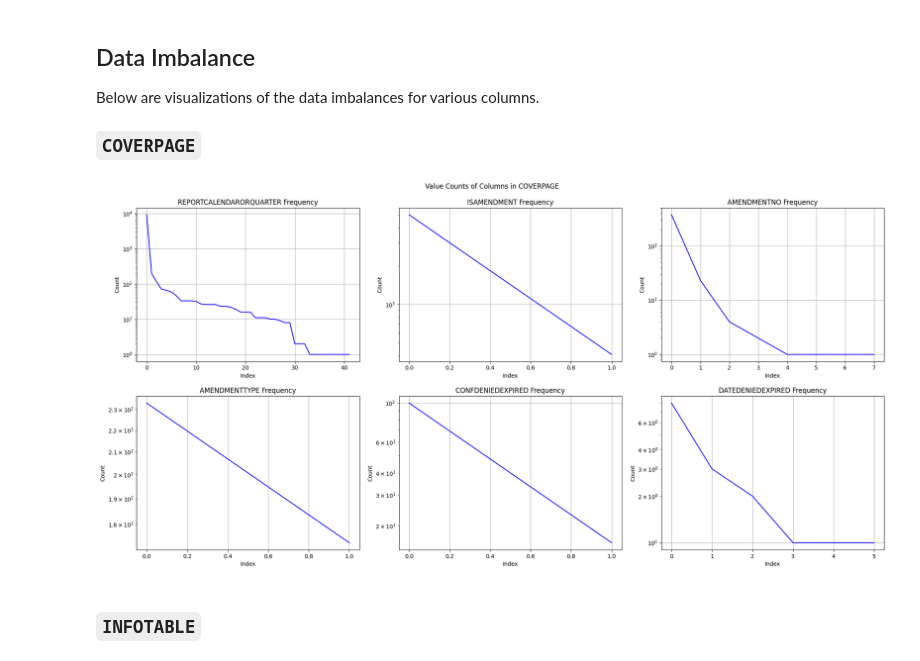
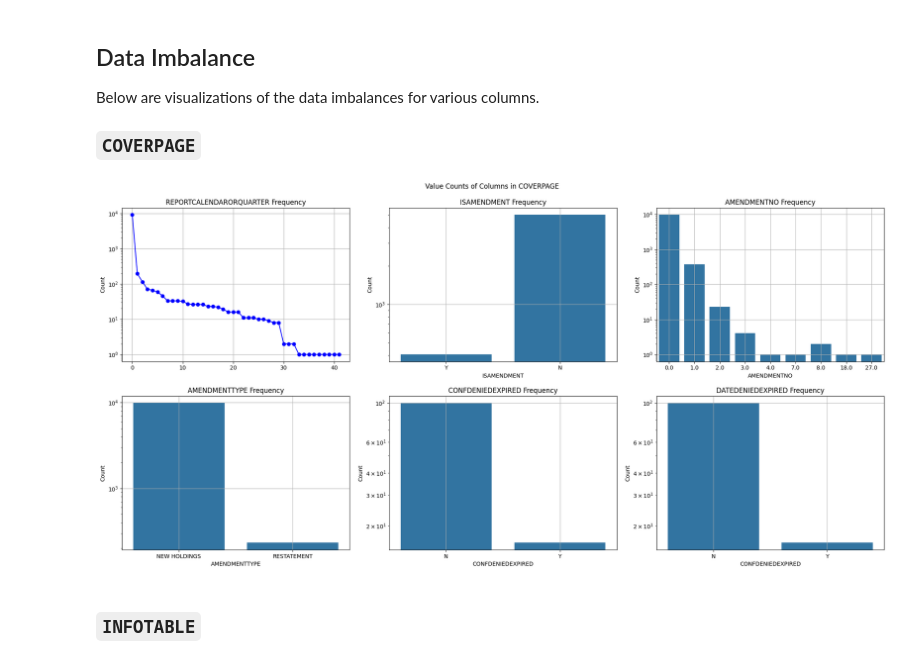
Before and after one commit to NathanDennis1/Modeling-Financial-Portfolios, a Jupyter notebook: milestone2/milestone2_DB.ipynb, the cells around one changed output. Cells and saved outputs as stored; diff of their text form; code cells hidden in the pictures.

```diff
--- a/milestone2/milestone2_DB.ipynb
+++ b/milestone2/milestone2_DB.ipynb
@@ -113,0 +137,3 @@ Summary page has 8244 rows.
+# %%
+df_coverpage['AMENDMENTNO'] = df_coverpage['AMENDMENTNO'].fillna(0)
+df_coverpage['AMENDMENTTYPE'] = df_coverpage['AMENDMENTTYPE'].fillna('NEW HOLDINGS')
@@ -166,61 +194,67 @@ Below are visualizations of the data imbalances for various columns.
 # %%
 fig, ax = plt.subplots(ncols=3, nrows=2, figsize=(20, 10))
 
-ax[0,0].plot(df_coverpage['REPORTCALENDARORQUARTER'].value_counts().values, color='blue')
-# sns.countplot(data=df_coverpage, x='REPORTCALENDARORQUARTER', ax=ax[0,0])
+ax[0,0].plot(df_coverpage['REPORTCALENDARORQUARTER'].value_counts().values,
+             color='blue', linestyle='-', marker='o')
+#sns.countplot(data=df_coverpage, x='REPORTCALENDARORQUARTER', ax=ax[0,0])
 ax[0,0].set_yscale('log')
 ax[0,0].set_title("REPORTCALENDARORQUARTER Frequency")
-ax[0,0].set_xlabel("Index")
+# ax[0,0].set_xlabel("Index")
 ax[0,0].set_ylabel("Count")
 ax[0,0].grid(True)
 
-ax[0,1].plot(df_coverpage['ISAMENDMENT'].value_counts().values, color='blue')
+#ax[0,1].plot(df_coverpage['ISAMENDMENT'].value_counts().values, color='blue')
+sns.countplot(data=df_coverpage, x='ISAMENDMENT', ax=ax[0,1])
 ax[0,1].set_yscale('log')
 ax[0,1].set_title("ISAMENDMENT Frequency")
-ax[0,1].set_xlabel("Index")
+# ax[0,1].set_xlabel("Index")
 ax[0,1].set_ylabel("Count")
 ax[0,1].grid(True)
 
-ax[0,2].plot(df_coverpage['AMENDMENTNO'].value_counts().values, color='blue')
+# ax[0,2].plot(df_coverpage['AMENDMENTNO'].value_counts().values, color='blue')
+sns.countplot(data=df_coverpage, x='AMENDMENTNO', ax=ax[0,2])
 ax[0,2].set_yscale('log')
 ax[0,2].set_title("AMENDMENTNO Frequency")
-ax[0,2].set_xlabel("Index")
+# ax[0,2].set_xlabel("Index")
 ax[0,2].grid(True)
 ax[0,2].set_ylabel("Count")
 
-ax[1,0].plot(df_coverpage['AMENDMENTTYPE'].value_counts().values, color='blue')
+# ax[1,0].plot(df_coverpage['AMENDMENTTYPE'].value_counts().values, color='blue')
+sns.countplot(data=df_coverpage, x='AMENDMENTTYPE', ax=ax[1,0])
 ax[1,0].set_yscale('log')
 ax[1,0].set_title("AMENDMENTTYPE Frequency")
-ax[1,0].set_xlabel("Index")
+# ax[1,0].set_xlabel("Index")
 ax[1,0].set_ylabel("Count")
 ax[1,0].grid(True)
 
-ax[1,1].plot(df_coverpage['CONFDENIEDEXPIRED'].value_counts().values, color='blue')
+# ax[1,1].plot(df_coverpage['CONFDENIEDEXPIRED'].value_counts().values, color='blue')
+sns.countplot(data=df_coverpage, x='CONFDENIEDEXPIRED', ax=ax[1,1])
 ax[1,1].set_yscale('log')
 ax[1,1].set_title("CONFDENIEDEXPIRED Frequency")
-ax[1,1].set_xlabel("Index")
+# ax[1,1].set_xlabel("Index")
 ax[1,1].set_ylabel("Count")
 ax[1,1].grid(True)
 
-ax[1,2].plot(df_coverpage['DATEDENIEDEXPIRED'].value_counts().values, color='blue')
+# ax[1,2].plot(df_coverpage['DATEDENIEDEXPIRED'].value_counts().values, color='blue')
+sns.countplot(data=df_coverpage, x='CONFDENIEDEXPIRED', ax=ax[1,2])
 ax[1,2].set_yscale('log')
 ax[1,2].set_title("DATEDENIEDEXPIRED Frequency")
-ax[1,2].set_xlabel("Index")
+# ax[1,2].set_xlabel("Index")
 ax[1,2].set_ylabel("Count")
 ax[1,2].grid(True)
 
 # ax[2,0].plot(df_infotable['DATEREPORTED'].value_counts().values, color='blue')
 # ax[2,0].set_yscale('log')
 # ax[2,0].set_title("VOTING_AUTH_SOLE Frequency")
 # ax[2,0].set_xlabel("Index")
 # ax[2,0].set_ylabel("Count")
 # ax[2,0].grid(True)
 
 plt.suptitle("Value Counts of Columns in COVERPAGE")
 plt.tight_layout(pad=1.5)
 plt.show()
 # %% [output]
-[figure, old version]
+[figure, new version]
 # %% [markdown]
 
 ### `INFOTABLE`
```
Also changed, not shown: parts of 9 cells of this notebook, 1 other file.
